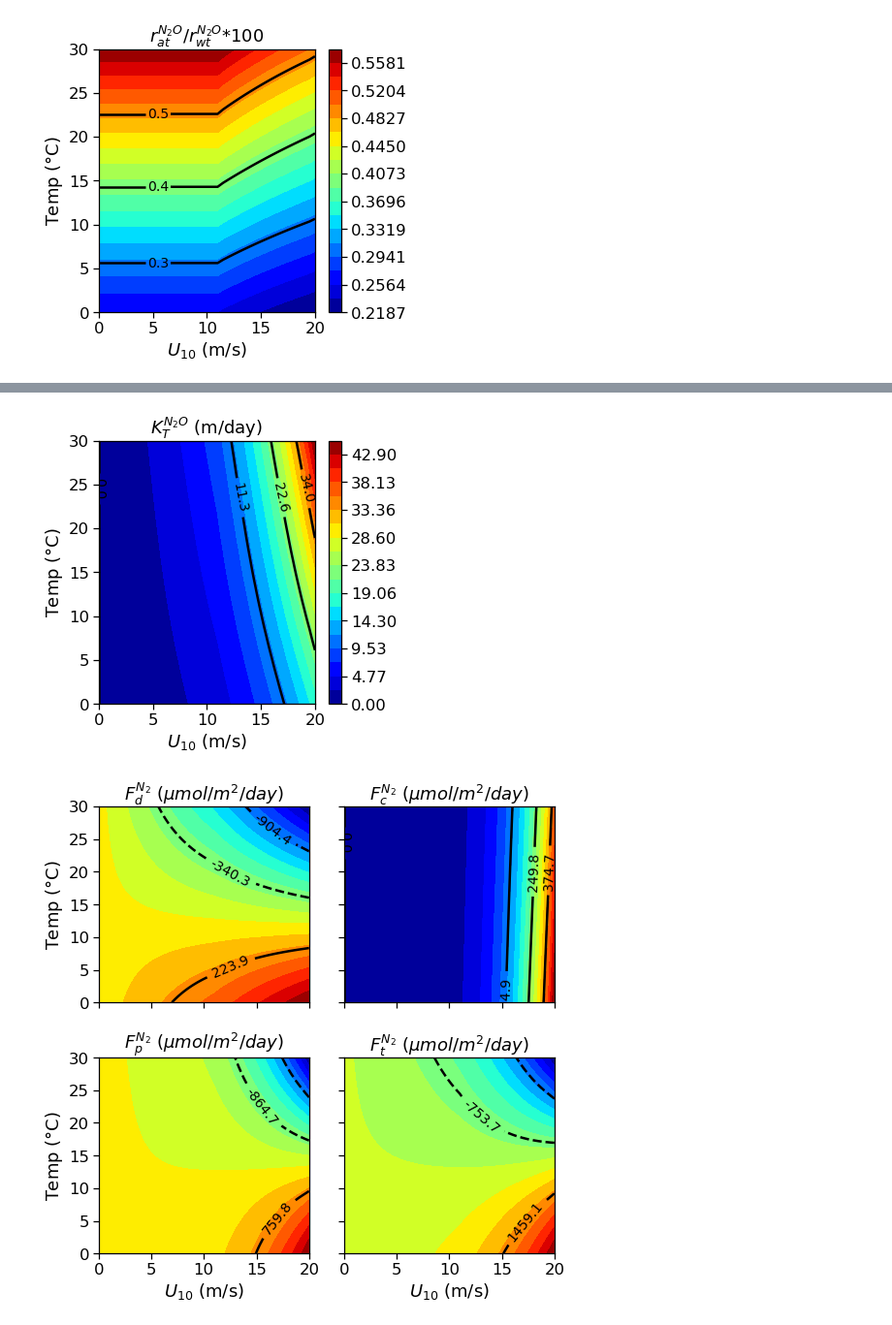
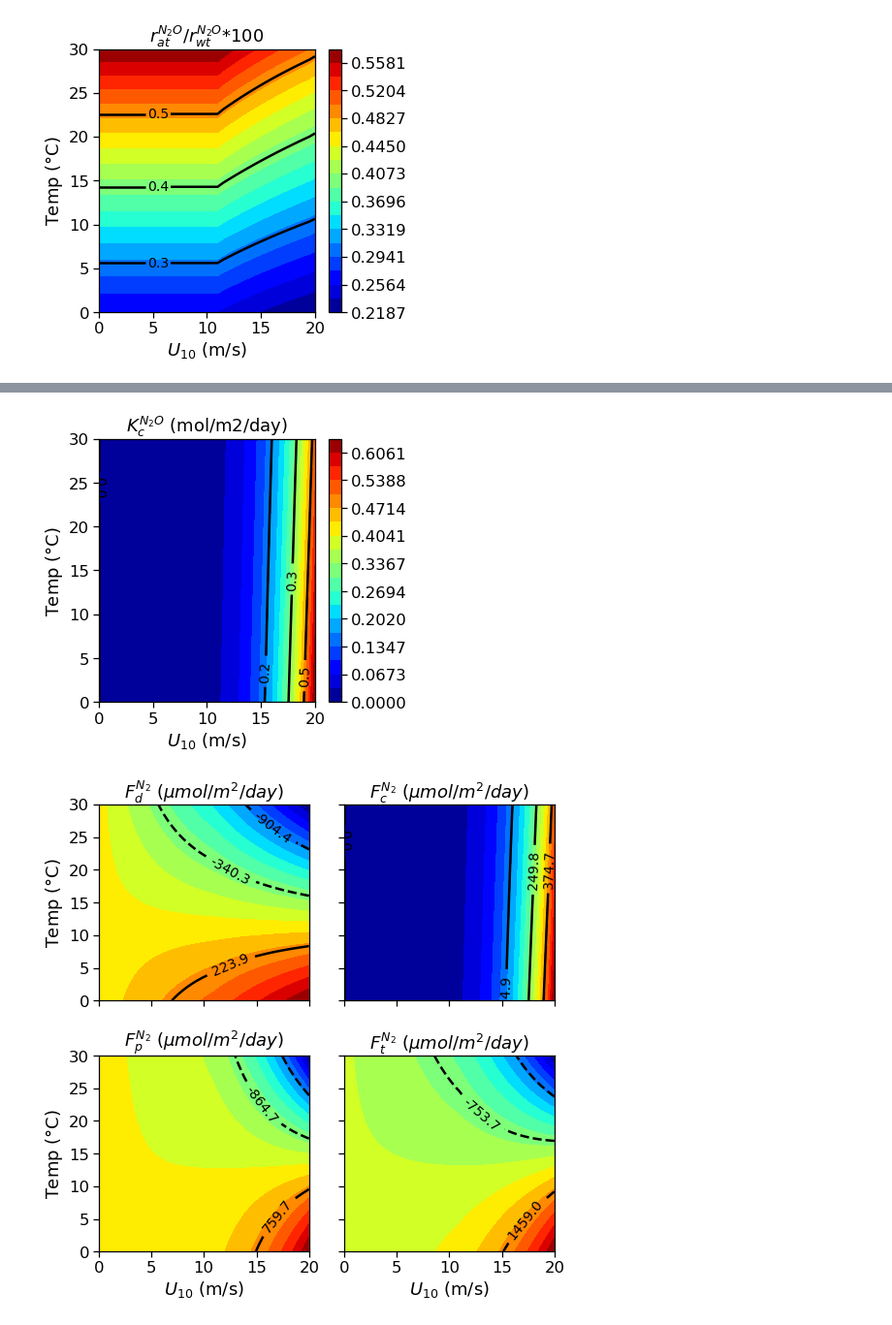
Before and after one commit to boom-lab/gasex-python, a Jupyter notebook: test functions.ipynb, the cells around one changed output, grey strips where cells are left out. Shown at 97% size. Saved outputs shown, nothing was run; the diff lists cells and outputs as text; code cells hidden in the pictures.

```diff
--- a/test functions.ipynb
+++ b/test functions.ipynb
@@ -2554,7 +2529,8 @@ rwts = np.zeros((Ny, Nx))
 
 for j in range(Nx):
     for k in range(Ny):
-        rwt, rat = rwtat(1e-6,x[j],35,y[k],gas='N2O', chi_atm=338e-9, air_temperature=y[k], calculate_schmidtair=True)
+        (rwt,) = L13(1e-6,x[j],35,y[k],gas='N2O', chi_atm=338e-9, air_temperature=y[k], calculate_schmidtair=True,
+                   return_vars = "rwt")
         rwts[k,j] = rwt
 
 x_mesh, y_mesh = np.meshgrid(x, y)
@@ -2679,0 +2620,34 @@ cbar = fig.colorbar(cf)
+# %%
+xmin = 0
+xmax = 20
+dx = 0.5
+x = np.arange(xmin, xmax+dx, dx)
+Nx = x.size
+
+ymin = 0
+ymax = 30
+dy = 0.5
+y = np.arange(ymin, ymax+dy, dy)
+Ny = y.size
+
+z = np.zeros((Ny, Nx))
+
+for j in range(Nx):
+    for k in range(Ny):
+        (Kb,)= L13(1e-6,x[j],35,y[k],gas='N2O', chi_atm=338e-9, air_temperature=y[k], calculate_schmidtair=True,
+                    return_vars = ["Kb"])
+        z[k,j] = (Kb)*86400
+
+x_mesh, y_mesh = np.meshgrid(x, y)
+zlevs = np.linspace(np.nanmin(z), np.nanmax(z), 20)
+contourlevs = np.linspace(np.nanmin(z), np.nanmax(z), 5)
+fig, ax = plt.subplots(1,1, figsize=(5,5))
+cf = ax.contourf(x_mesh, y_mesh, z, zlevs, cmap = "jet")#, vmin=0, vmax = 6, extend='min')
+CS = ax.contour(x_mesh, y_mesh, z, contourlevs, colors='k')
+ax.clabel(CS, fmt = '%.1f', colors = 'k', fontsize=14)
+
+ax.set_xlabel("$U_{10}$ (m/s)")
+ax.set_ylabel("Temp ($\degree$C)")
+ax.set_title(fr"$K_B^{{N_2O}}$ (m/day)")
+cbar = fig.colorbar(cf)
+#cbar.ax.set_yticks(np.linspace(0, 3, 4))  # vertically oriented colorbar
@@ -2681,38 +2657,38 @@ cbar = fig.colorbar(cf)
 xmin = 0
 xmax = 20
 dx = 0.5
 x = np.arange(xmin, xmax+dx, dx)
 Nx = x.size
 
 ymin = 0
 ymax = 30
 dy = 0.5
 y = np.arange(ymin, ymax+dy, dy)
 Ny = y.size
 
 z = np.zeros((Ny, Nx))
 
 for j in range(Nx):
     for k in range(Ny):
-        (Kt,) = L13(1e-6,x[j],35,y[k],gas='N2O', chi_atm=338e-9, air_temperature=y[k], calculate_schmidtair=True,
-                   return_vars = ["Kt"])
-        z[k,j] = Kt*86400
+        (Kc,) = L13(1e-6,x[j],35,y[k],gas='N2O', chi_atm=338e-9, air_temperature=y[k], calculate_schmidtair=True,
+                   return_vars = ["Kc"])
+        z[k,j] = Kc*86400
 
 x_mesh, y_mesh = np.meshgrid(x, y)
 zlevs = np.linspace(np.nanmin(z), np.nanmax(z), 20)
 contourlevs = np.linspace(np.nanmin(z), np.nanmax(z), 5)
 fig, ax = plt.subplots(1,1, figsize=(5,5))
 cf = ax.contourf(x_mesh, y_mesh, z, zlevs, cmap = "jet")#, vmin=0, vmax = 6, extend='min')
 CS = ax.contour(x_mesh, y_mesh, z, contourlevs, colors='k')
 ax.clabel(CS, fmt = '%.1f', colors = 'k', fontsize=14)
 
 ax.set_xlabel("$U_{10}$ (m/s)")
 ax.set_ylabel("Temp ($\degree$C)")
-ax.set_title(fr"$K_T^{{N_2O}}$ (m/day)")
+ax.set_title(fr"$K_c^{{N_2O}}$ (mol/m2/day)")
 cbar = fig.colorbar(cf)
 #cbar.ax.set_yticks(np.linspace(0, 3, 4))  # vertically oriented colorbar
 # %% [output]
-[figure, old version]
+[figure, new version]
 # %%
 xmin = 0
 xmax = 20
```
Also changed, not shown: parts of 49 cells of this notebook, 4 other files.
